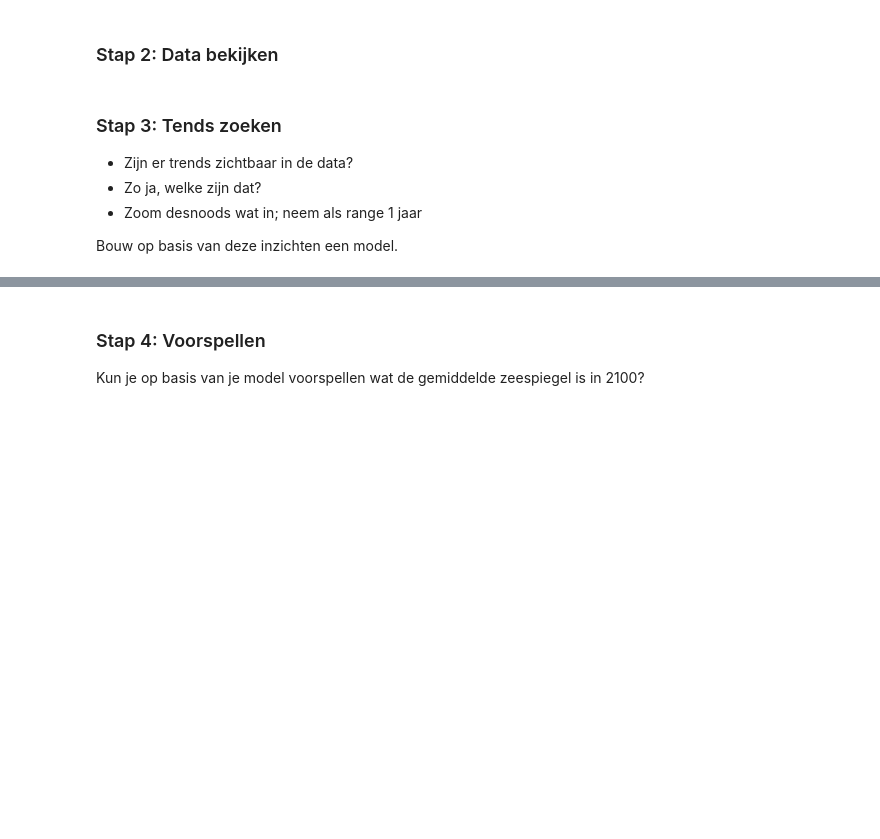
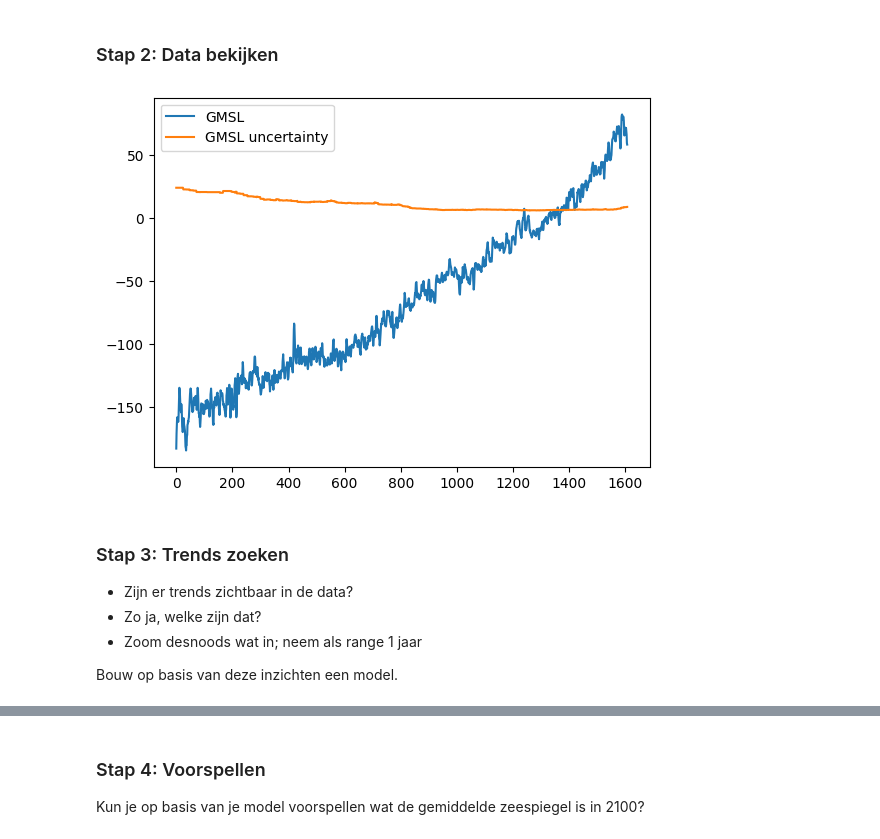
Before and after one commit to Noukem/MakeAIWork, a Jupyter notebook: practica/week3/11. Lineaire regressie/notebooks/regressie-practicum.ipynb, the cells around one changed output, grey strips where cells are left out. Saved outputs shown, nothing was run; the diff lists cells and outputs as text; code cells hidden in the pictures; blank space fills up the shorter version.

```diff
--- a/practica/week3/11. Lineaire regressie/notebooks/regressie-practicum.ipynb
+++ b/practica/week3/11. Lineaire regressie/notebooks/regressie-practicum.ipynb
@@ -31,9 +25,18 @@ dtype: int64
 # %%
 # Plot the sea level data
 
-# ...
+import pandas as pd
+import matplotlib.pyplot as plt
+
+df = pd.read_csv('../data/sea_levels_2015.csv')
+
+df.plot()
+
+plt.show()
+# %% [output]
+[figure, added]
 # %% [markdown]
-### Stap 3: Tends zoeken
+### Stap 3: Trends zoeken
 
 - Zijn er trends zichtbaar in de data?
 - Zo ja, welke zijn dat?
```
Also changed, not shown: parts of 2 cells of this notebook, 21 other files.
